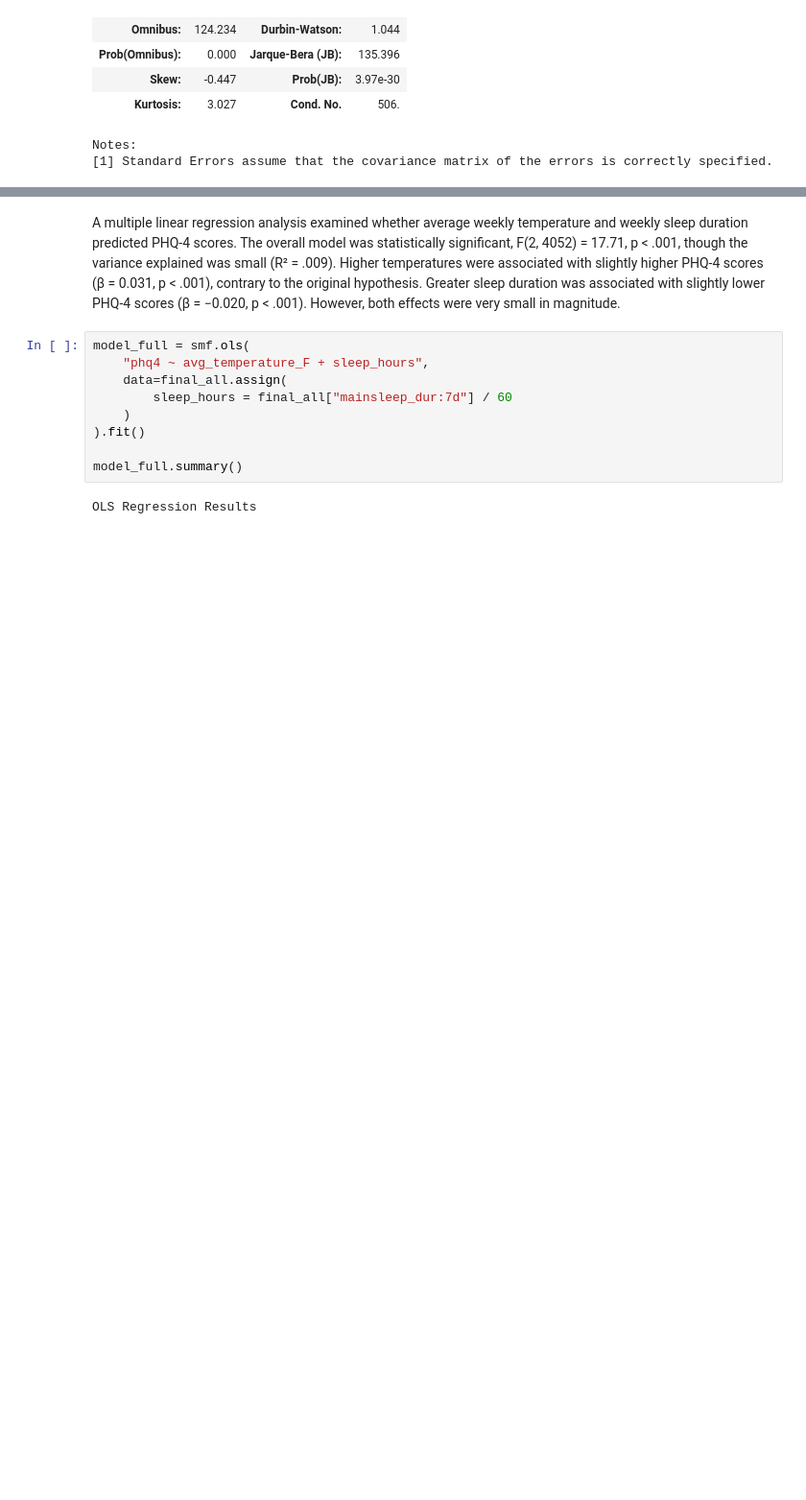
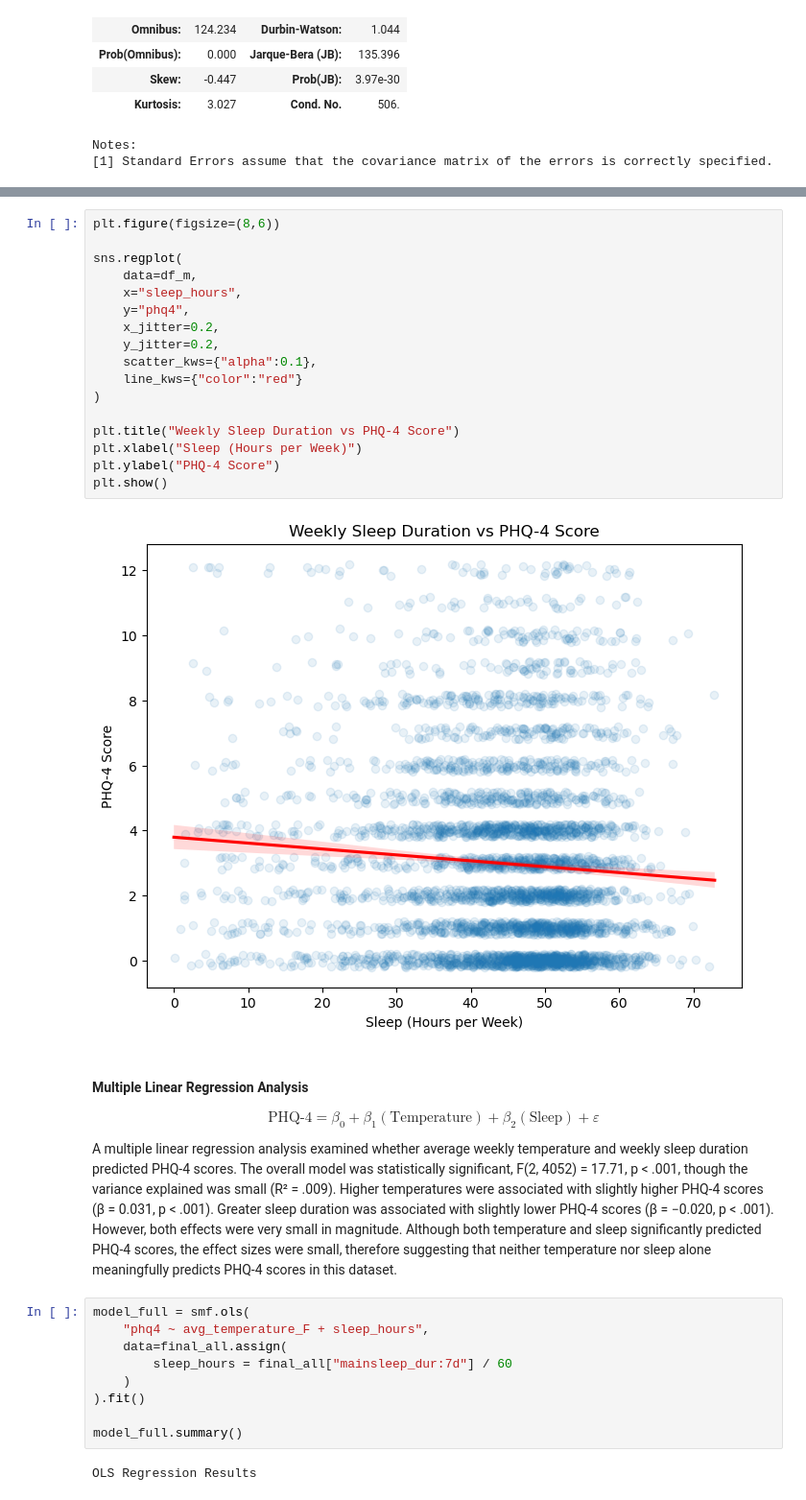
Before and after one commit to COGS108/Group053_WI26, a Jupyter notebook: 02-EDACheckpoint.ipynb, the cells around one changed output, grey strips where cells are left out. Shown at 96% size. Drawn from its saved outputs; the diff is of its cells as text; blank space fills up the shorter version.

```diff
--- a/02-EDACheckpoint.ipynb
+++ b/02-EDACheckpoint.ipynb
@@ -740,5 +848,30 @@ Notes:
+# %%
+plt.figure(figsize=(8,6))
+
+sns.regplot(
+    data=df_m,
+    x="sleep_hours",
+    y="phq4",
+    x_jitter=0.2,
+    y_jitter=0.2,
+    scatter_kws={"alpha":0.1},
+    line_kws={"color":"red"}
+)
+
+plt.title("Weekly Sleep Duration vs PHQ-4 Score")
+plt.xlabel("Sleep (Hours per Week)")
+plt.ylabel("PHQ-4 Score")
+plt.show()
+# %% [output]
+[figure, added]
 # %% [markdown]
-A multiple linear regression analysis examined whether average weekly temperature and weekly sleep duration predicted PHQ-4 scores. The overall model was statistically significant, F(2, 4052) = 17.71, p < .001, though the variance explained was small (R² = .009). Higher temperatures were associated with slightly higher PHQ-4 scores (β = 0.031, p < .001), contrary to the original hypothesis. Greater sleep duration was associated with slightly lower PHQ-4 scores (β = −0.020, p < .001). However, both effects were very small in magnitude.
+#### Multiple Linear Regression Analysis
+
+$$
+\text{PHQ-4} = \beta_0 + \beta_1(\text{Temperature}) + \beta_2(\text{Sleep}) + \varepsilon
+$$
+
+A multiple linear regression analysis examined whether average weekly temperature and weekly sleep duration predicted PHQ-4 scores. The overall model was statistically significant, F(2, 4052) = 17.71, p < .001, though the variance explained was small (R² = .009). Higher temperatures were associated with slightly higher PHQ-4 scores (β = 0.031, p < .001). Greater sleep duration was associated with slightly lower PHQ-4 scores (β = −0.020, p < .001). However, both effects were very small in magnitude. Although both temperature and sleep significantly predicted PHQ-4 scores, the effect sizes were small, therefore suggesting that neither temperature nor sleep alone meaningfully predicts PHQ-4 scores in this dataset.
 # %%
 model_full = smf.ols(
     "phq4 ~ avg_temperature_F + sleep_hours",
```
Also changed, not shown: parts of 30 cells of this notebook.
